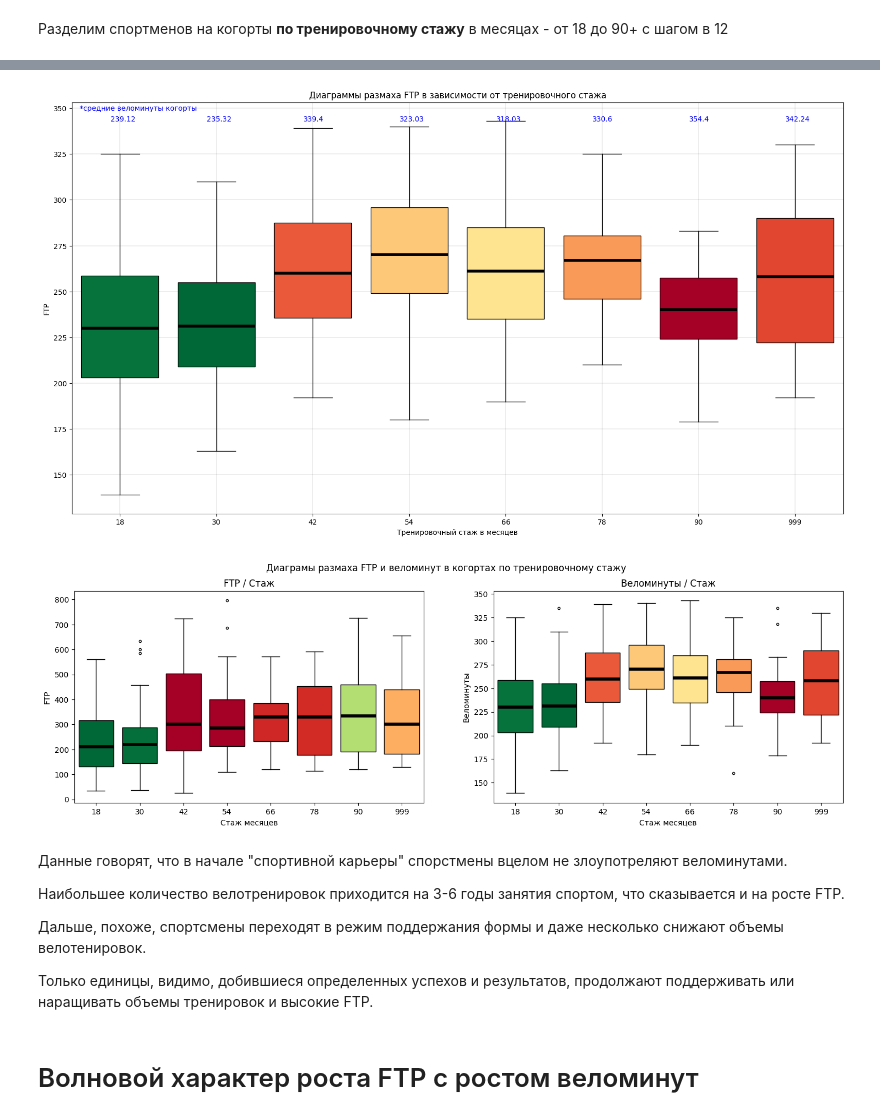
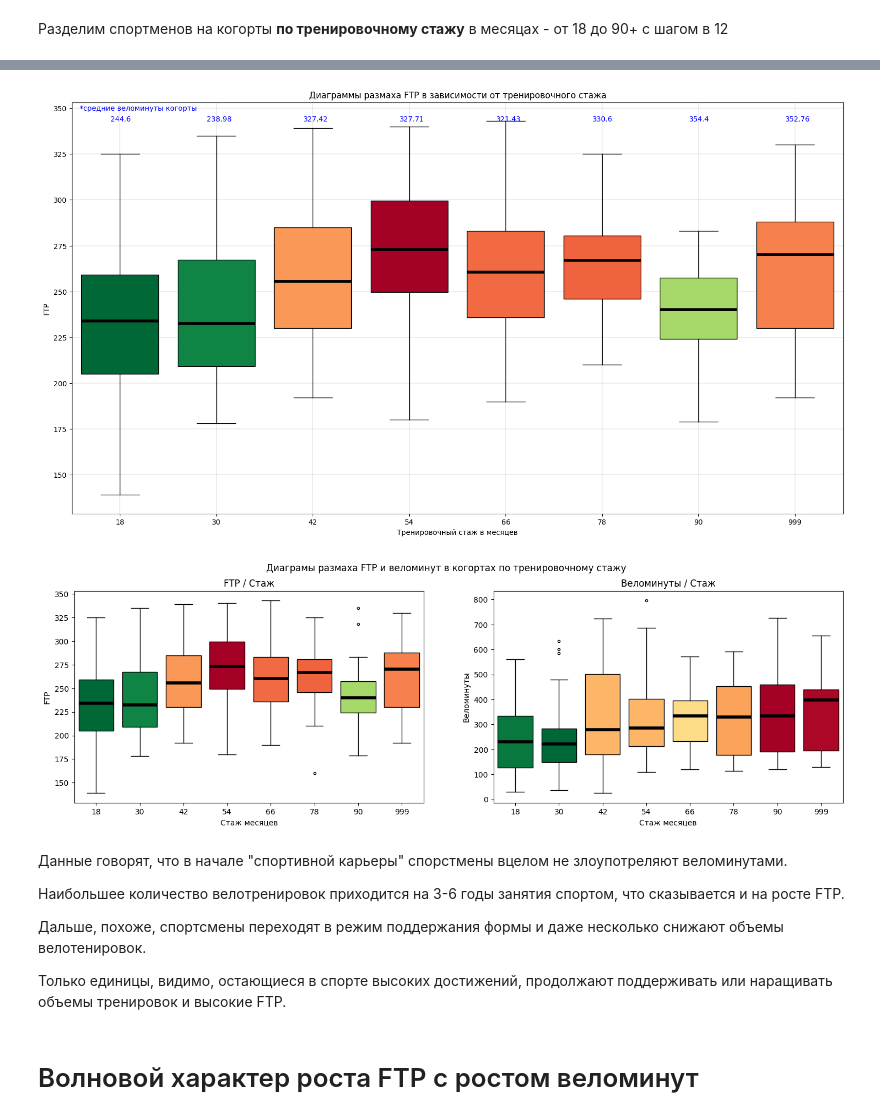
Before and after one commit to delffine/Pet-projects, a Jupyter notebook: bike_train_duration/veloopros.ipynb, the cells around one changed output, grey strips where cells are left out. Saved outputs shown, nothing was run; the diff lists cells and outputs as text; code cells hidden in the pictures.

```diff
--- a/bike_train_duration/veloopros.ipynb
+++ b/bike_train_duration/veloopros.ipynb
@@ -617,7 +631,7 @@ plt.show()
 # %%
 f, ax = plt.subplots(1, 2, figsize=(18,5))
 
-c = gradient_by_value(ftp_stag_describe['mean'])
+c = gradient_by_value(ftp_describe['mean'])
 i = 0
 for fb in ftpbox:
     ax[0].boxplot(ftpbox[fb]['bike_minute'], positions=[i], labels = [fb], widths = 0.8 , sym = '.',\
@@ -655,12 +669,13 @@ bikeminut_stag_describe = pd.DataFrame(columns = ('count', 'mean', 'std', 'min',
 qstr_last = ''
 bikeminutbox = dict()
 for i in range(120, 600, 60):
-    qstr = qstr_last + 'bike_minute <= ' + str(i)
-    #print(qstr)
+    qstr = qstr_last + 'bike_minute <= ' + str(i+1)
+    print(f'Условие для отбора когорты {i}: {qstr}')
     bikeminutbox[i] = data.query(qstr)[['ftp_c', 'stag_r']]
-    qstr_last =  str(i) + ' < '
+    qstr_last =  str(i+1) + ' < '
     bikeminut_describe.loc[i] = bikeminutbox[i]['ftp_c'].describe()
     bikeminut_stag_describe.loc[i] = bikeminutbox[i]['stag_r'].describe()
-bikeminutbox[999]= data.query('540 < bike_minute')[['ftp_c', 'stag_r']]
+bikeminutbox[999]= data.query('540+1 < bike_minute')[['ftp_c', 'stag_r']]
 bikeminut_describe.loc[999] = bikeminutbox[999]['ftp_c'].describe()
 bikeminut_stag_describe.loc[999] = bikeminutbox[999]['stag_r'].describe()
+print(f'Условие для отбора когорты {999}: 541 < bike_minute')
@@ -761,13 +787,13 @@ stag_ftp_describe = pd.DataFrame(columns = ('count', 'mean', 'std', 'min', '25%'
 qstr_last = ''
 stagbox = dict()
 for i in range(18, 100, 12):
-    qstr = qstr_last + 'stag_r <= ' + str(i)
+    qstr = qstr_last + 'stag_r <= ' + str(i+1)
     #print(qstr)
     stagbox[i]= data.query(qstr)[['bike_minute', 'ftp_c']]
     stag_describe.loc[i] = stagbox[i]['bike_minute'].describe()
     stag_ftp_describe.loc[i] = stagbox[i]['ftp_c'].describe()
-    qstr_last =  str(i) + ' < '
-stagbox[999]= data.query('90 < stag_r')[['bike_minute', 'ftp_c']]
+    qstr_last =  str(i+1) + ' < '
+stagbox[999]= data.query('90+1 < stag_r')[['bike_minute', 'ftp_c']]
 stag_describe.loc[999] = stagbox[999]['bike_minute'].describe()
 stag_ftp_describe.loc[999] = stagbox[999]['ftp_c'].describe()
 # %%
@@ -804,5 +831,5 @@ plt.show()
 # %%
-c = gradient_by_value(stag_describe['mean'])
+c = gradient_by_value(stag_ftp_describe['mean'])
 i = 0
 
 fig = plt.figure(figsize = (15, 8))
@@ -819,35 +846,35 @@ plt.ylabel('FTP')
 plt.grid(color='black', linestyle='-', linewidth=0.1)
 plt.show()
 # %% [output]
-[figure, old version]
+[figure, new version]
 # %%
 f, ax = plt.subplots(1, 2, figsize=(18,5))
 
 c = gradient_by_value(stag_ftp_describe['mean'])
 i = 0
 for bk in stagbox:
-    ax[0].boxplot(stagbox[bk]['bike_minute'], positions=[i], labels = [bk], widths = 0.8 , sym = '.',\
+    ax[0].boxplot(stagbox[bk]['ftp_c'], positions=[i], labels = [bk], widths = 0.8 , sym = '.',\
                patch_artist=True, boxprops=dict(facecolor=c[i]), medianprops=dict(color='black', linewidth=4))
     i +=1
 ax[0].set_title('FTP / Стаж')
 ax[0].set_xlabel('Стаж месяцев')
 ax[0].set_ylabel('FTP')
 
 
 c = gradient_by_value(stag_describe['mean'])
 i = 0
 for bk in stagbox:
-    ax[1].boxplot(stagbox[bk]['ftp_c'], positions=[i], labels = [bk], widths = 0.8 , sym = '.',\
+    ax[1].boxplot(stagbox[bk]['bike_minute'], positions=[i], labels = [bk], widths = 0.8 , sym = '.',\
                patch_artist=True, boxprops=dict(facecolor=c[i]), medianprops=dict(color='black', linewidth=4))
     i +=1
 ax[1].set_title('Веломинуты / Стаж')
 ax[1].set_xlabel('Стаж месяцев')
 ax[1].set_ylabel('Веломинуты')
 
 plt.suptitle('Диаграмы размаха FTP и веломинут в когортах по тренировочному стажу')
 plt.show()
 # %% [output]
-[figure, old version]
+[figure, new version]
 # %% [markdown]
 Данные говорят, что в начале "спортивной карьеры" спорстмены вцелом не злоупотреляют веломинутами.
 
@@ -855,7 +882,7 @@ plt.show()
 
 Дальше, похоже, спортсмены переходят в режим поддержания формы и даже несколько снижают объемы велотенировок.
 
-Только единицы, видимо, добившиеся определенных успехов и результатов, продолжают поддерживать или наращивать объемы тренировок и высокие FTP.
+Только единицы, видимо, остающиеся в спорте высоких достижений, продолжают поддерживать или наращивать объемы тренировок и высокие FTP.
 # %% [markdown]
 # Волновой характер роста FTP с ростом веломинут
 # %% [markdown]
```
Also changed, not shown: parts of 93 cells of this notebook.
